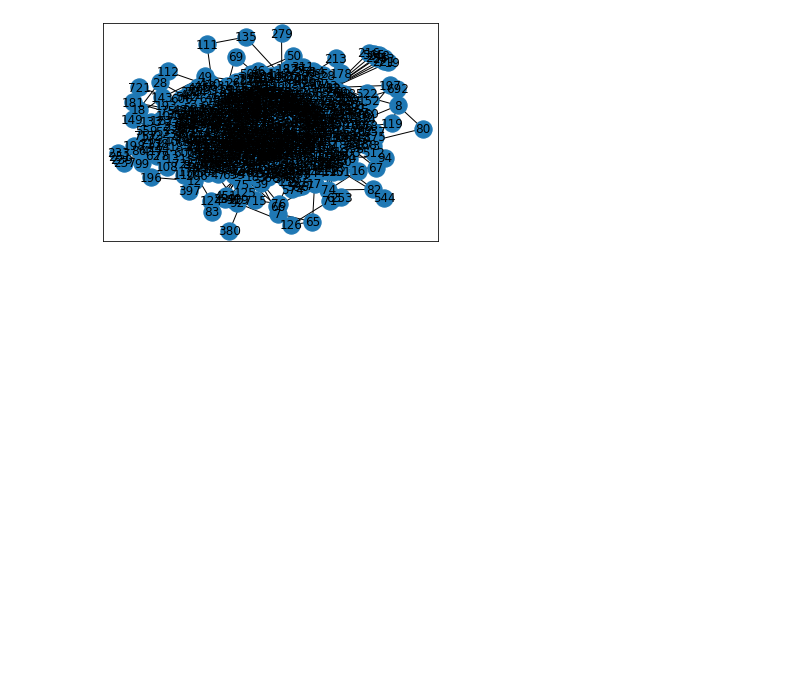
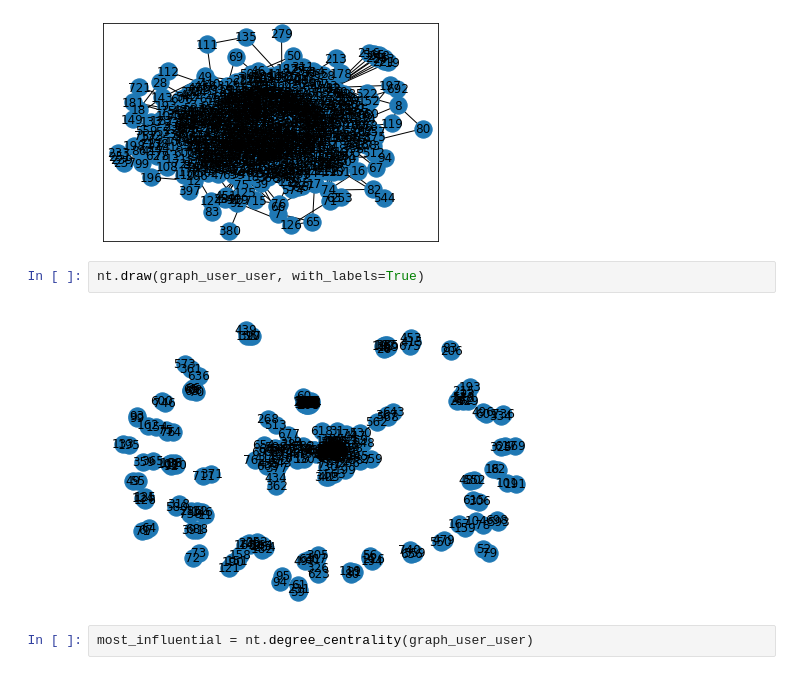
Before and after one commit to AbouOpenSource/Twitter-Analysis, a Jupyter notebook: Graph_analysis.ipynb, the cells around one changed output. Cells and saved outputs as stored; diff of their text form; blank space fills up the shorter version.

```diff
--- a/Graph_analysis.ipynb
+++ b/Graph_analysis.ipynb
@@ -364,3 +364,9 @@ nt.draw_networkx(graph_user_user)
 nt.draw_networkx(graph_user_app)
 # %% [output]
 [figure]
+# %%
+nt.draw(graph_user_user, with_labels=True)
+# %% [output]
+[figure, added]
+# %%
+most_influential = nt.degree_centrality(graph_user_user)
```
Also changed, not shown: parts of 2 cells of this notebook, 7 other files.
